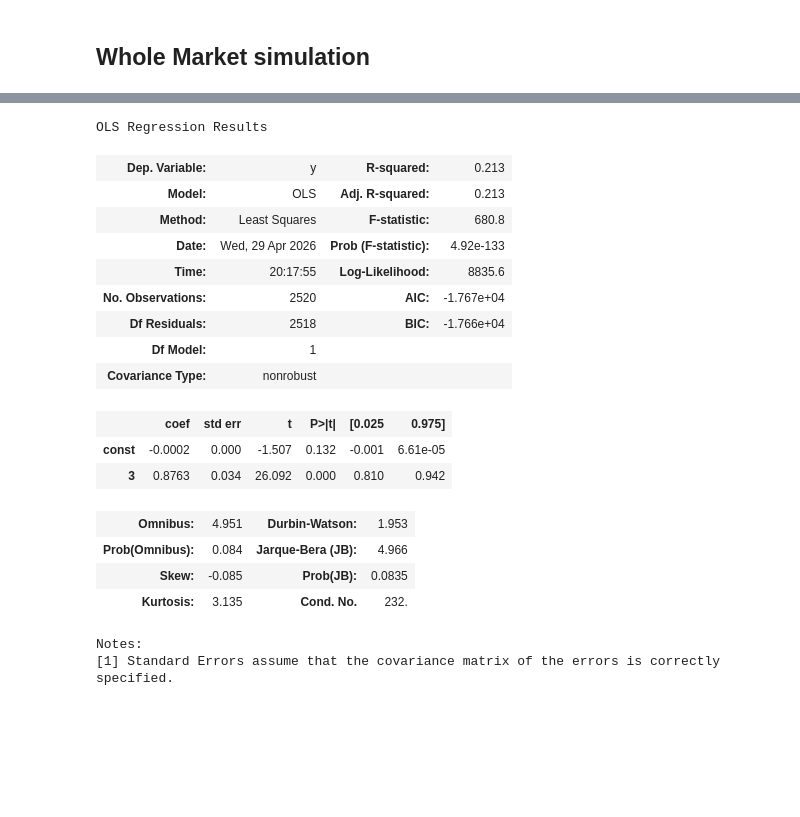
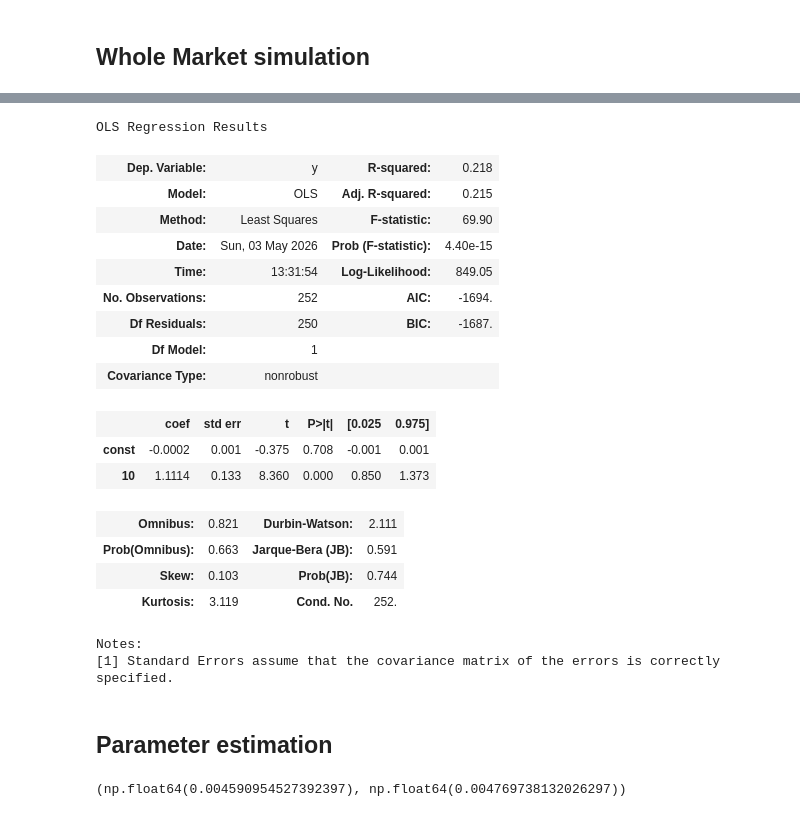
Before and after one commit to V4laky/PortfolioMPC, a Jupyter notebook: notebooks/MarketSim_tests.ipynb, the cells around one changed output, grey strips where cells are left out. Cells and saved outputs as stored; diff of their text form; code cells hidden in the pictures; blank space fills up the shorter version.

```diff
--- a/notebooks/MarketSim_tests.ipynb
+++ b/notebooks/MarketSim_tests.ipynb
@@ -125,9 +123,13 @@ dump(market, project_root / "results/market_simulation.joblib")
+# %%
+from joblib import dump, load
+
+market = load(project_root / "results/market_simulation.joblib")
 # %%
 sims = []
 ms = []
 
-for i in range(150):
-    sim, m, vol = market.simulate(2520, initial_value=-0.2, initial_vol=0.5, burn=0)
+for i in range(100):
+    sim, m, vol = market.simulate(252, initial_value=-0.2, initial_vol=0.5, burn=0)
     sims.append(sim)
     ms.append(m)
 # %%
@@ -201,10 +203,12 @@ np.exp(ms).cumprod(axis=1).mean().plot(legend=True, label=f'Market', figsize=(16
 # %%
 fig, ax = plt.subplots(1,1)
 
+sim_num = 3
+
 for i in range(20):
-    asset_returns = pd.DataFrame(sims[3, :, i])
+    asset_returns = pd.DataFrame(sims[sim_num, :, i])
 
     np.exp(asset_returns).cumprod().plot(legend=False, label=f'Asset {i+1}', figsize=(16,8), ax=ax)
 
-np.exp(ms.loc[3]).cumprod().plot(legend=True, label=f'Market', figsize=(16,8), color='black', ax=ax)
+np.exp(ms.loc[sim_num]).cumprod().plot(legend=True, label=f'Market', figsize=(16,8), color='black', ax=ax, title=f'Simulation {sim_num}')
 # %% [output]
@@ -212,0 +217,11 @@ np.exp(ms.loc[3]).cumprod().plot(legend=True, label=f'Market', figsize=(16,8), c
+# %%
+fig, ax = plt.subplots(1,1)
+
+asset_num = 3
+
+for i in range(sims.shape[0]):
+    asset_returns = pd.DataFrame(sims[i, :, asset_num])
+
+    np.exp(asset_returns).cumprod().plot(legend=False, figsize=(16,8), ax=ax, title=f"asset {asset_num} across simulations")
+
+#np.exp(ms.loc[8]).cumprod().plot(legend=True, label=f'Market', figsize=(16,8), color='black', ax=ax)
@@ -219,24 +236,26 @@ capm = {}
 for i in range(20):
     capm[i] = linear_model.OLS(sims[10, :, i], sm.add_constant(ms.loc[10])).fit()
 # %%
-capm[10].summary()
+capm[2].summary()
 # %% [output]
 OLS Regression Results
-| Dep. Variable: | y | R-squared: | 0.213 |
-| Model: | OLS | Adj. R-squared: | 0.213 |
-| Method: | Least Squares | F-statistic: | 680.8 |
-| Date: | Wed, 29 Apr 2026 | Prob (F-statistic): | 4.92e-133 |
-| Time: | 20:17:55 | Log-Likelihood: | 8835.6 |
-| No. Observations: | 2520 | AIC: | -1.767e+04 |
-| Df Residuals: | 2518 | BIC: | -1.766e+04 |
+| Dep. Variable: | y | R-squared: | 0.218 |
+| Model: | OLS | Adj. R-squared: | 0.215 |
+| Method: | Least Squares | F-statistic: | 69.90 |
+| Date: | Sun, 03 May 2026 | Prob (F-statistic): | 4.40e-15 |
+| Time: | 13:31:54 | Log-Likelihood: | 849.05 |
+| No. Observations: | 252 | AIC: | -1694. |
+| Df Residuals: | 250 | BIC: | -1687. |
 | Df Model: | 1 |  |  |
 | Covariance Type: | nonrobust |  |  |
 |  | coef | std err | t | P>|t| | [0.025 | 0.975] |
-| const | -0.0002 | 0.000 | -1.507 | 0.132 | -0.001 | 6.61e-05 |
-| 3 | 0.8763 | 0.034 | 26.092 | 0.000 | 0.810 | 0.942 |
+| const | -0.0002 | 0.001 | -0.375 | 0.708 | -0.001 | 0.001 |
+| 10 | 1.1114 | 0.133 | 8.360 | 0.000 | 0.850 | 1.373 |
-| Omnibus: | 4.951 | Durbin-Watson: | 1.953 |
-| Prob(Omnibus): | 0.084 | Jarque-Bera (JB): | 4.966 |
-| Skew: | -0.085 | Prob(JB): | 0.0835 |
-| Kurtosis: | 3.135 | Cond. No. | 232. |
+| Omnibus: | 0.821 | Durbin-Watson: | 2.111 |
+| Prob(Omnibus): | 0.663 | Jarque-Bera (JB): | 0.591 |
+| Skew: | 0.103 | Prob(JB): | 0.744 |
+| Kurtosis: | 3.119 | Cond. No. | 252. |
 Notes:
 [1] Standard Errors assume that the covariance matrix of the errors is correctly specified.
+# %% [markdown]
+## Parameter estimation
@@ -242,0 +272,4 @@ Notes:
+# %%
+uncond_vol, mv.mean()
+# %% [output]
+(np.float64(0.004590954527392397), np.float64(0.004769738132026297))
```
Also changed, not shown: parts of 19 cells of this notebook, 2 other files.
